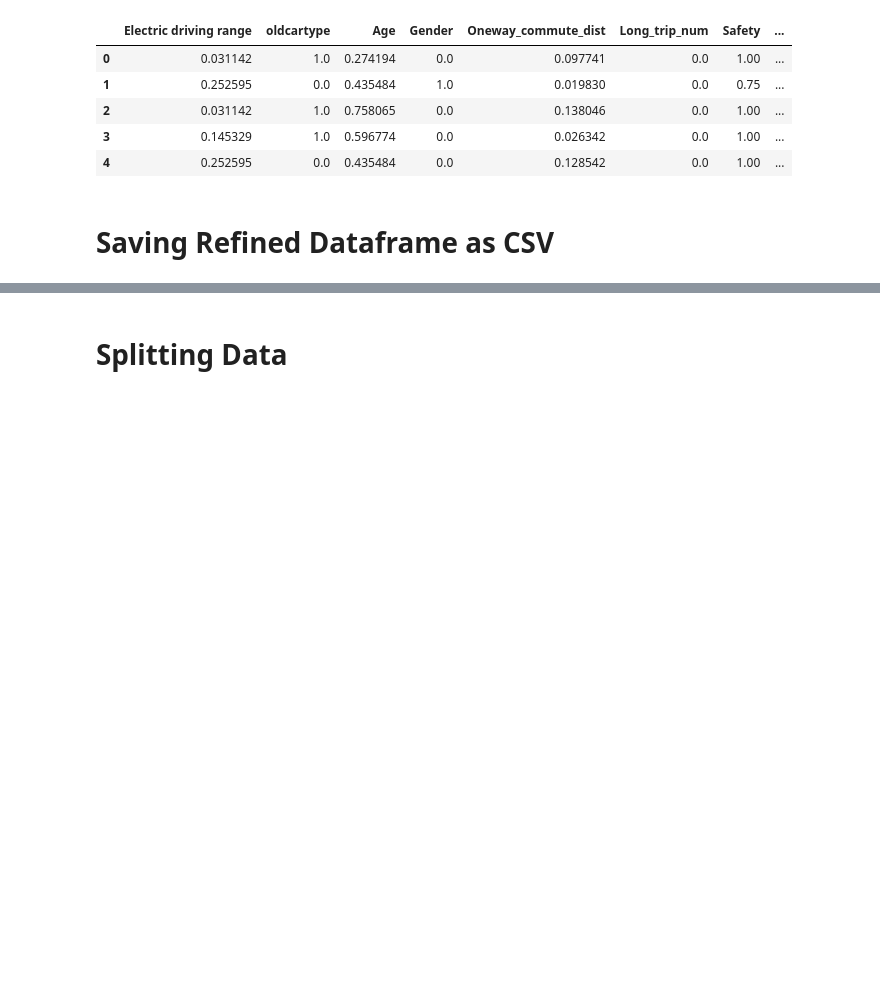
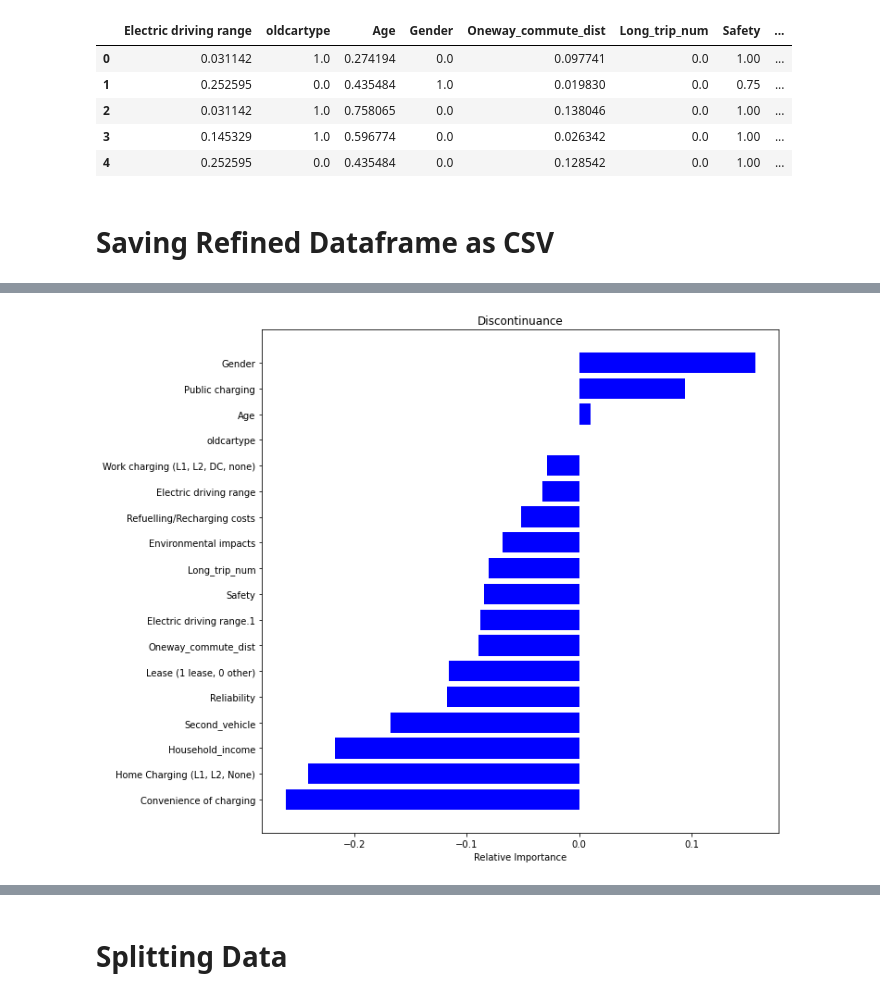
Before and after one commit to Taslim-M/EV-Customer-Discontinuation, a Jupyter notebook: version2/DataCleaningPrep.ipynb, the cells around one changed output, grey strips where cells are left out. Drawn from its saved outputs; the diff is of its cells as text; code cells hidden in the pictures; blank space fills up the shorter version.

Commit message:
v2 - train-test sets loaded, DT, DataCleaning updated

```diff
--- a/version2/DataCleaningPrep.ipynb
+++ b/version2/DataCleaningPrep.ipynb
@@ -549,0 +555,6 @@ df2.to_csv('Data/REFINED_Discontinaunce_of_PEVs_in_California_Data_2021.03.01.cs
+# %%
+df2 = pd.read_csv('Data/REFINED_Discontinaunce_of_PEVs_in_California_Data_2021.03.01.csv')
+# %%
+importances = df2.drop('Discontinuance (inc. purchased lease) 2', axis=1).apply(lambda x: x.corr(df2['Discontinuance (inc. purchased lease) 2']))
+indices = np.argsort(importances)
+print(importances[indices])
@@ -549,0 +584,17 @@ df2.to_csv('Data/REFINED_Discontinaunce_of_PEVs_in_California_Data_2021.03.01.cs
+# %%
+names =['Electric driving range', 'oldcartype',
+       'Age', 'Gender',
+       'Oneway_commute_dist', 'Long_trip_num', 'Safety',
+       'Refuelling/Recharging costs', 'Environmental impacts', 'Reliability',
+       'Electric driving range.1', 'Convenience of charging',
+       'Household_income', 'Home Charging (L1, L2, None)',
+       'Work charging (L1, L2, DC, none)', 'Public charging', 'Second_vehicle',
+       'Lease (1 lease, 0 other)']
+plt.figure(figsize=(10,10))
+plt.title('Discontinuance')
+plt.barh(range(len(indices)), importances[indices], color='b', align='center')
+plt.yticks(range(len(indices)), [names[i] for i in indices])
+plt.xlabel('Relative Importance')
+plt.show()
+# %% [output]
+[figure, added]
```
Also changed, not shown: parts of 17 cells of this notebook, 8 other files.
